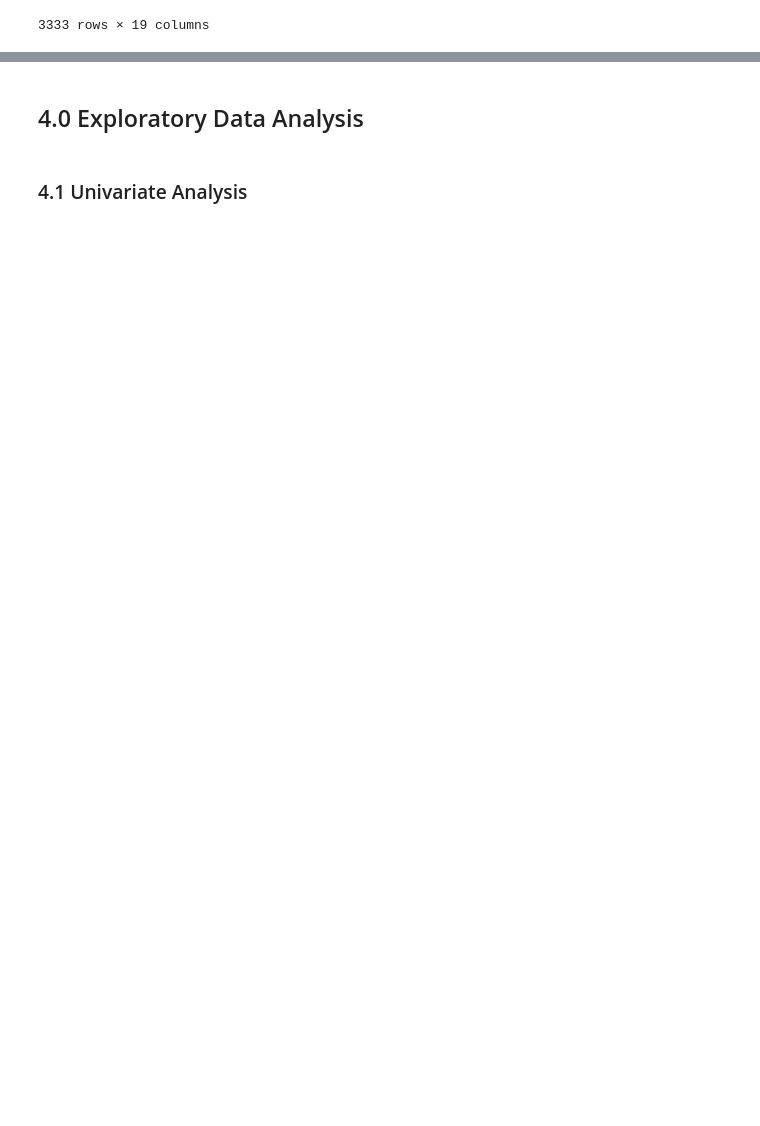
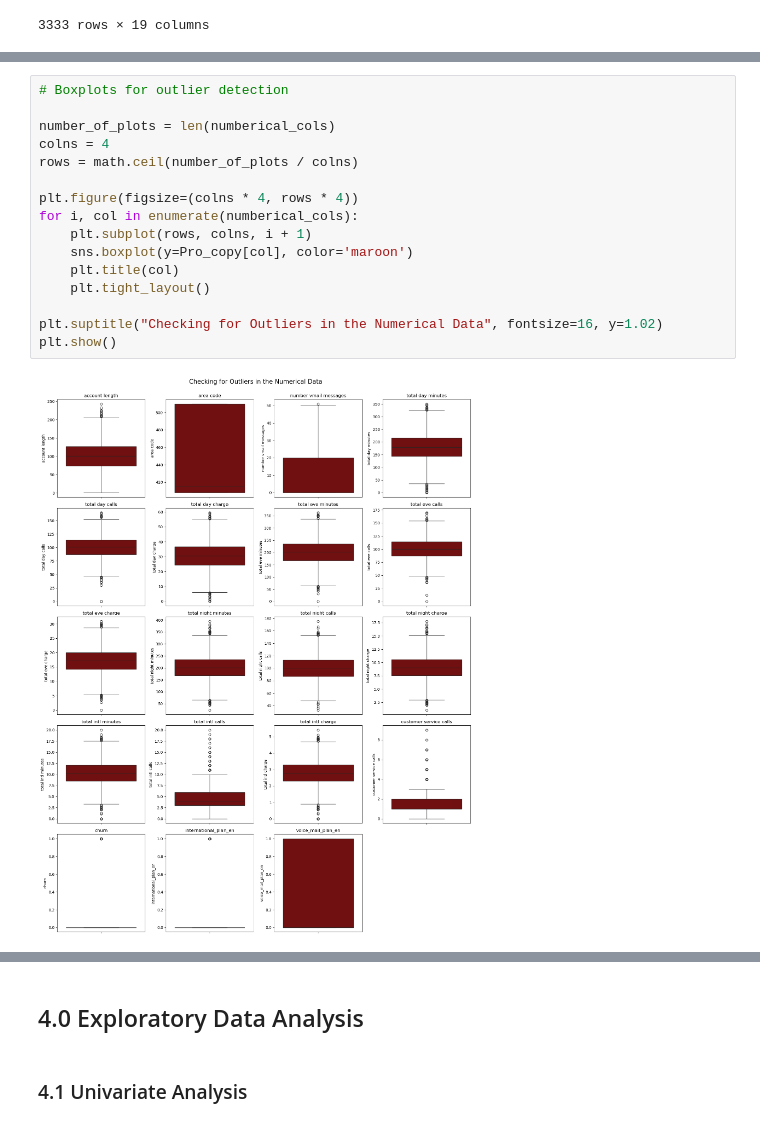
Before and after one commit to Muhadischol/Phase_Three_Project, a Jupyter notebook: Notebook/SyriaTel_Project.ipynb, the cells around one changed output, grey strips where cells are left out. Saved outputs shown, nothing was run; the diff lists cells and outputs as text; blank space fills up the shorter version.

Commit message:
outliers check

```diff
--- a/Notebook/SyriaTel_Project.ipynb
+++ b/Notebook/SyriaTel_Project.ipynb
@@ -328,0 +336,18 @@ Pro_copy
+# %%
+# Boxplots for outlier detection
+
+number_of_plots = len(numberical_cols)
+colns = 4
+rows = math.ceil(number_of_plots / colns)
+
+plt.figure(figsize=(colns * 4, rows * 4))
+for i, col in enumerate(numberical_cols):
+    plt.subplot(rows, colns, i + 1)
+    sns.boxplot(y=Pro_copy[col], color='maroon')
+    plt.title(col)
+    plt.tight_layout()
+
+plt.suptitle("Checking for Outliers in the Numerical Data", fontsize=16, y=1.02)
+plt.show()
+# %% [output]
+[figure, added]
```
Also changed, not shown: parts of 5 cells of this notebook.
